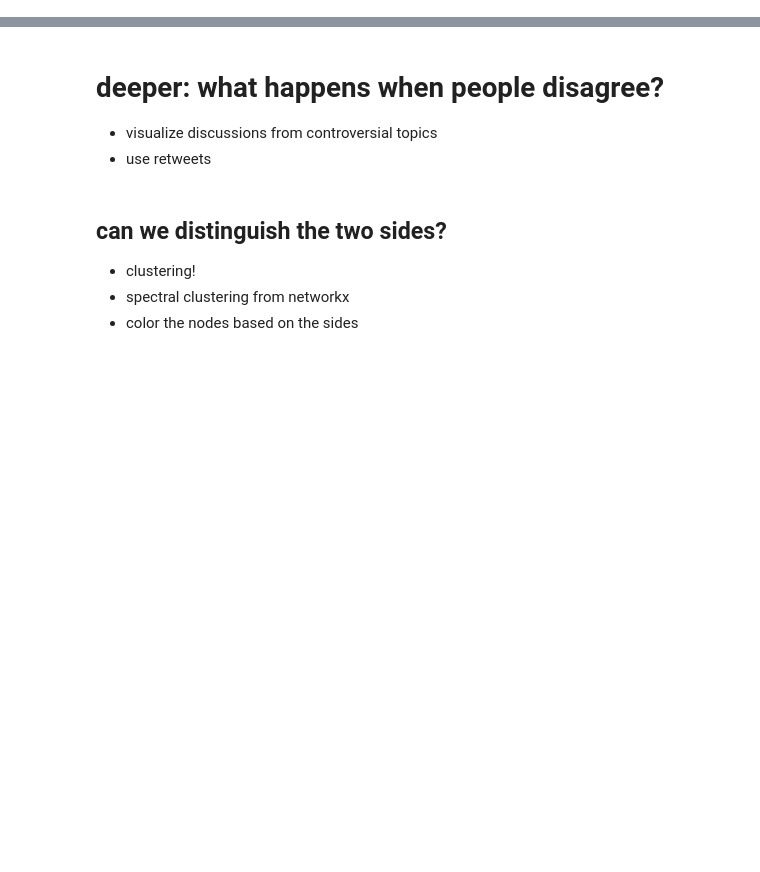
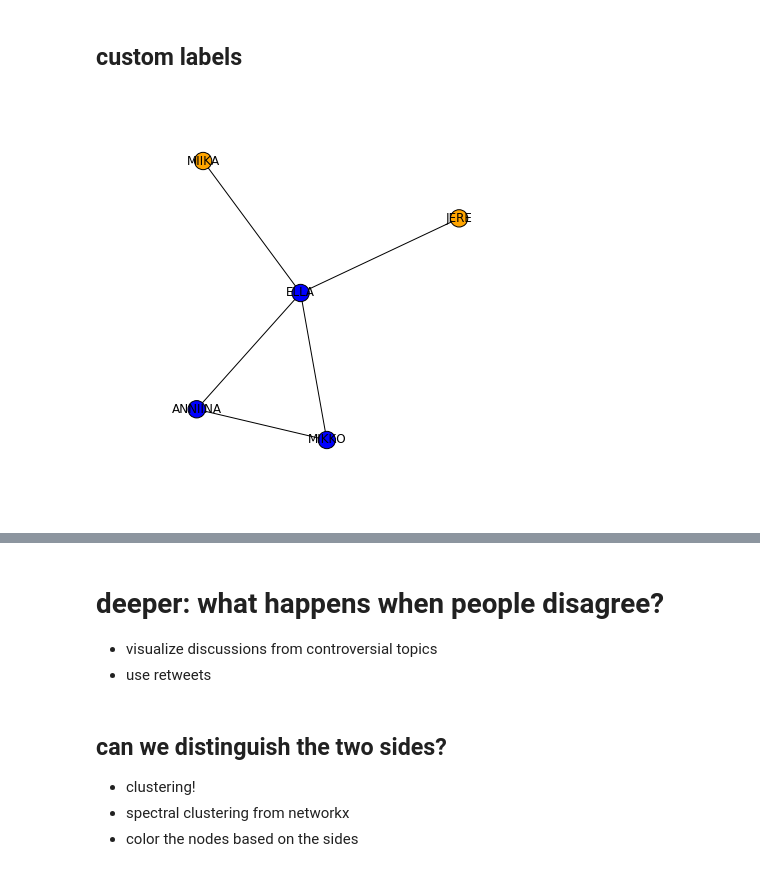
Before and after one commit to mmathioudakis/pycon2016polarization, a Jupyter notebook: networkx_twitter.ipynb, the cells around one changed output, grey strips where cells are left out. Cells and saved outputs as stored; diff of their text form; code cells hidden in the pictures; blank space fills up the shorter version.

```diff
--- a/networkx_twitter.ipynb
+++ b/networkx_twitter.ipynb
@@ -28,0 +112,12 @@
+# %% [markdown]
+## custom labels
+# %%
+fig, ax = plt.subplots(1, 1, figsize = (7, 7))
+ax.axis('off')
+
+labels = {}
+for person in people:
+    labels[person] = person.upper()
+nx.draw_networkx(graph, labels = labels, ax = ax, node_color = colors);
+# %% [output]
+[figure, added]
```
Also changed, not shown: parts of 30 cells of this notebook, 6 other files.
